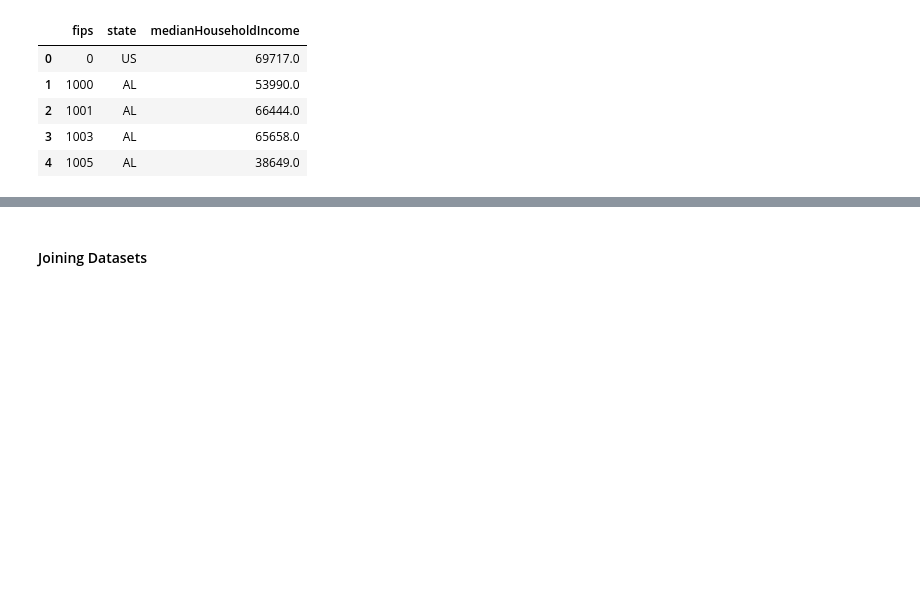
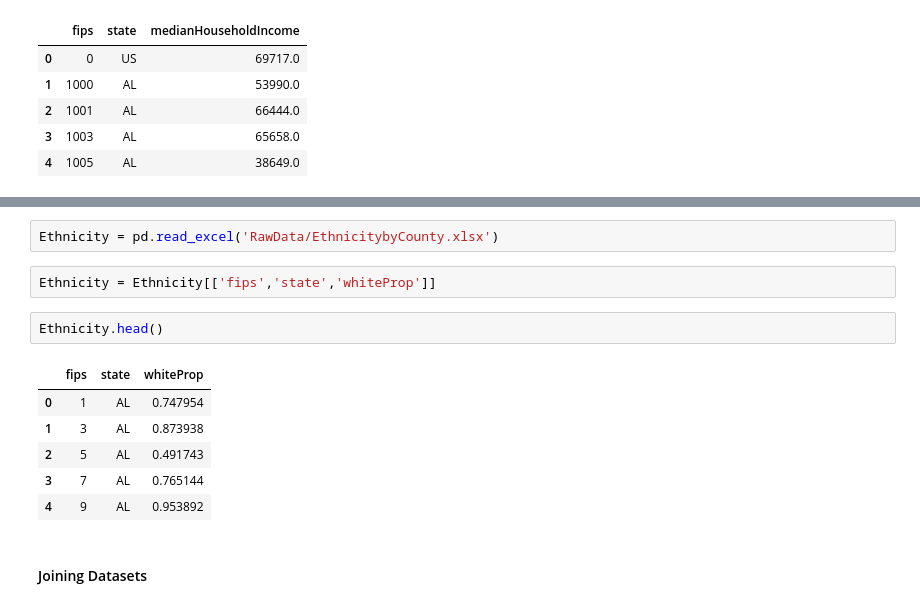
Before and after one commit to paulroconnor/UNFCCC-Econometric-Analysis, a Jupyter notebook: DataPreparation.ipynb, the cells around one changed output, grey strips where cells are left out. Saved outputs shown, nothing was run; the diff lists cells and outputs as text; blank space fills up the shorter version.

```diff
--- a/DataPreparation.ipynb
+++ b/DataPreparation.ipynb
@@ -258,3 +281,16 @@ HouseholdIncome.head()
+# %%
+Ethnicity = pd.read_excel('RawData/EthnicitybyCounty.xlsx')
+# %%
+Ethnicity = Ethnicity[['fips','state','whiteProp']]
+# %%
+Ethnicity.head()
+# %% [output]
+|  | fips | state | whiteProp |
+| 0 | 1 | AL | 0.747954 |
+| 1 | 3 | AL | 0.873938 |
+| 2 | 5 | AL | 0.491743 |
+| 3 | 7 | AL | 0.765144 |
+| 4 | 9 | AL | 0.953892 |
 # %% [markdown]
 #### Joining Datasets
 # %% [markdown]
```
Also changed, not shown: parts of 15 cells of this notebook.
